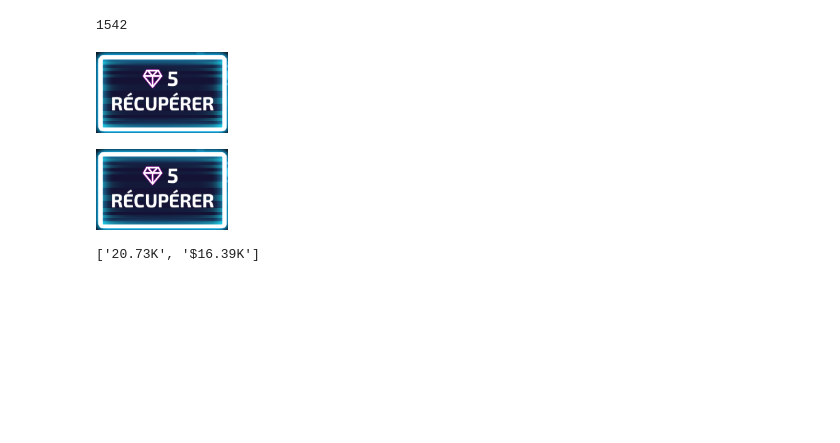
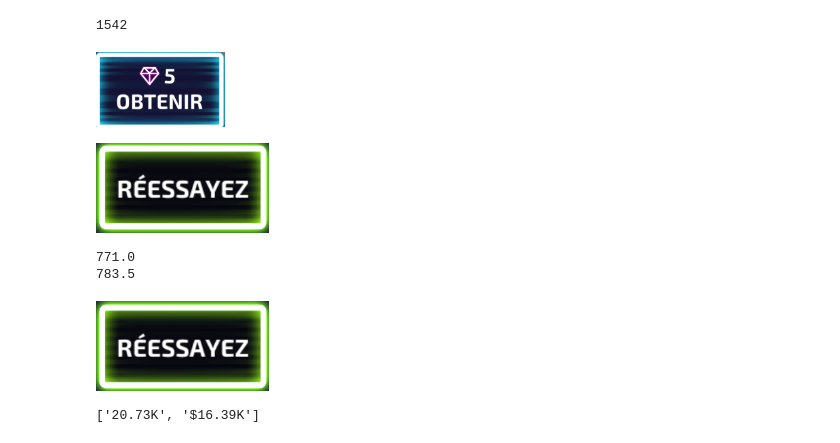
Before and after one commit to Stanslas55/TowerAiProject, a Jupyter notebook: screen_capture.ipynb, the cells around one changed output. Cells and saved outputs as stored; diff of their text form; code cells hidden in the pictures; blank space fills up the shorter version.

```diff
--- a/screen_capture.ipynb
+++ b/screen_capture.ipynb
@@ -51,14 +57,25 @@ Box(left=686, top=395, width=133, height=80)
 5382 - main_screen[0]
 # %% [output]
 1542
-# %%
-sleep(5)
-diamond = (686,395,132,81)
-
-
-pyautogui.screenshot(region=diamond)
-# %% [output]
-[figure, removed]
+# %%
+#sleep(5)
+diamond = (689,364,129,75)
+# (A, B, C, D)
+
+pyautogui.screenshot(region=diamond)
+# %% [output]
+[figure, added]
+# %%
+retry = (771,784,173,90)
+pyautogui.screenshot(region=retry)
+# %% [output]
+[figure, added]
+# %%
+print(1542 / 2)
+print(1567 / 2)
+# %% [output]
+771.0
+783.5
 # %%
 stat_box_width = 532 / 2
 stat_box_height = 215 / 2
@@ -106,8 +135,7 @@ centerDiamond = (686 + 132 / 2, 395 + 81 / 2)
-# %%
-sleep(5)
-pyautogui.screenshot(region=locDiamond)
-# %% [output]
-[figure, removed]
+# %%
+pyautogui.screenshot(region=locRetry)
+# %% [output]
+[figure, added]
 # %%
 def click(item):
     pyautogui.click(x=item[0], y=item[1], clicks=1, button='left')
```
Also changed, not shown: parts of 3 cells of this notebook, 9 other files.
